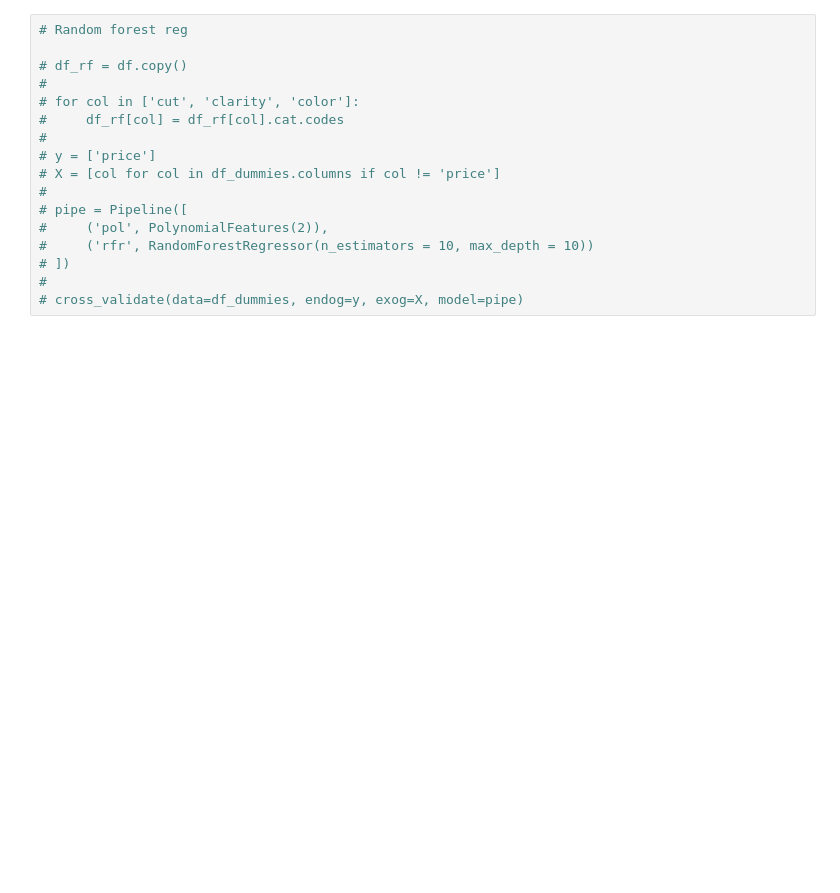
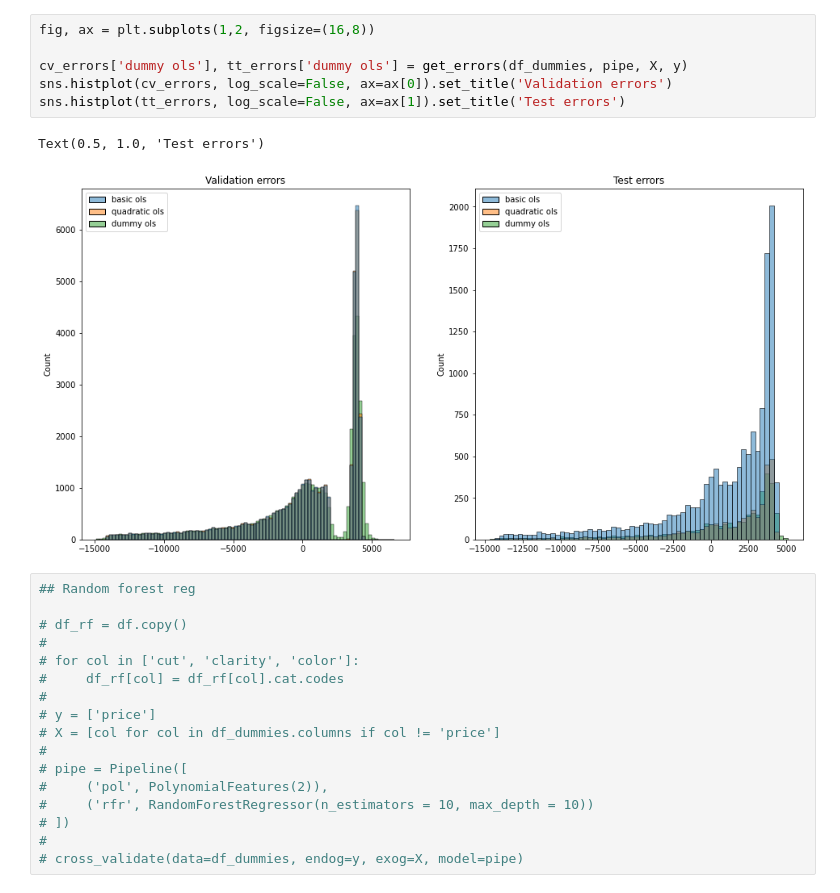
Before and after one commit to MatthewAckman/diamond_prices, a Jupyter notebook: fi_sandbox.ipynb, the cells around one changed output. Drawn from its saved outputs; the diff is of its cells as text; blank space fills up the shorter version.

Commit message:
added visuals, error vector cals

```diff
--- a/fi_sandbox.ipynb
+++ b/fi_sandbox.ipynb
@@ -114,5 +161,14 @@ mae = 486.39, std_err = 604.95
+# %%
+fig, ax = plt.subplots(1,2, figsize=(16,8))
+
+cv_errors['dummy ols'], tt_errors['dummy ols'] = get_errors(df_dummies, pipe, X, y)
+sns.histplot(cv_errors, log_scale=False, ax=ax[0]).set_title('Validation errors')
+sns.histplot(tt_errors, log_scale=False, ax=ax[1]).set_title('Test errors')
+# %% [output]
+Text(0.5, 1.0, 'Test errors')
+[figure, added]
 # %%
-# Random forest reg
+## Random forest reg
 
 # df_rf = df.copy()
 #
```
Also changed, not shown: parts of 9 cells of this notebook.
